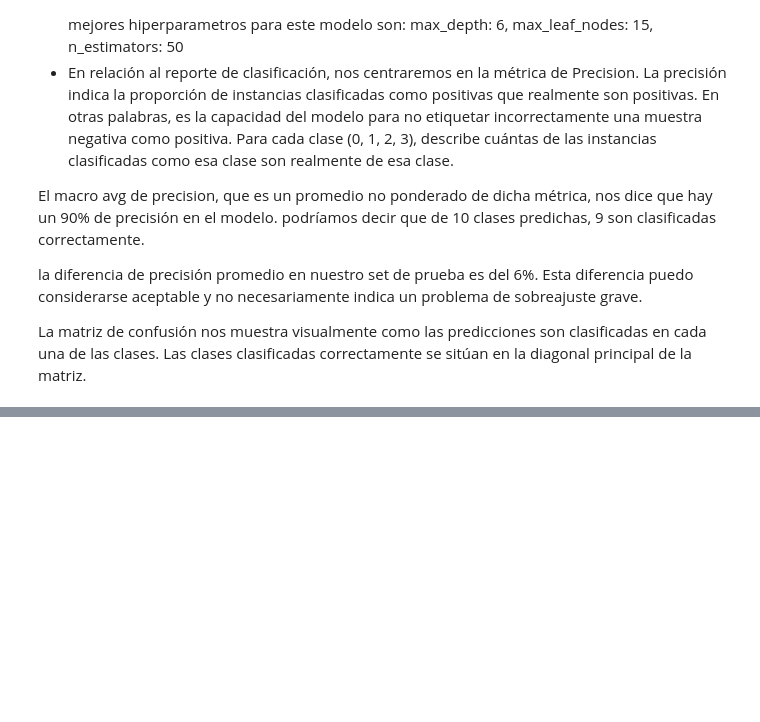
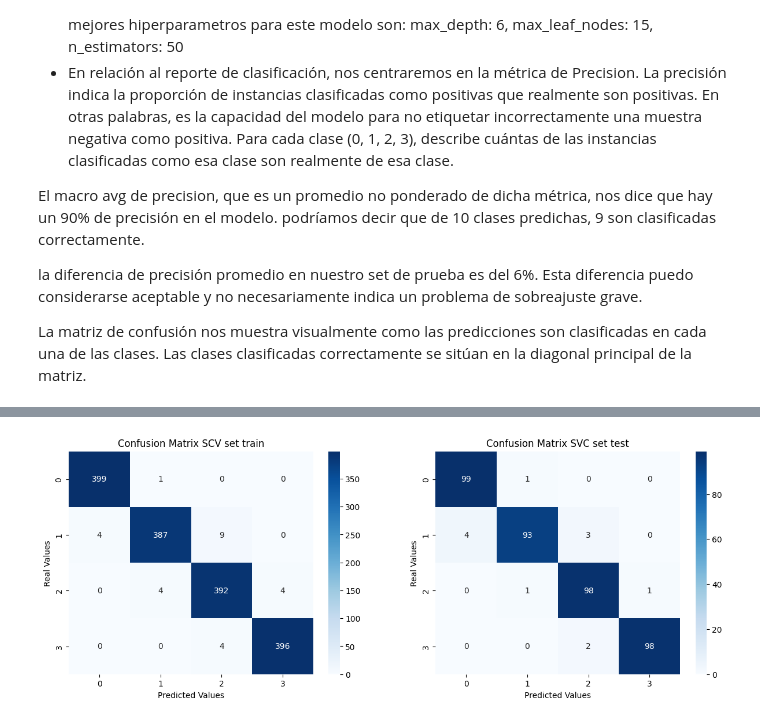
Before and after one commit to Nuria322/Prediccion_precio_telefonos, a Jupyter notebook: Precios_Telefonia/1_Datos.ipynb, the cells around one changed output, grey strips where cells are left out. Drawn from its saved outputs; the diff is of its cells as text; code cells hidden in the pictures; blank space fills up the shorter version.

```diff
--- a/Precios_Telefonia/1_Datos.ipynb
+++ b/Precios_Telefonia/1_Datos.ipynb
@@ -782,0 +828,8 @@ La matriz de confusión nos muestra visualmente como las predicciones son clasif
+# %%
+#Predecir datos con los set de entrenamiento y prueba
+
+#Prediccion con set de entrenamiento
+target_pred_svc_train = grid_search_svc.predict(set_train_feature)
+
+#Prediccion con set de prueba
+target_pred_svc_test = grid_search_svc.predict(set_test_feature)
@@ -782,0 +881,22 @@ La matriz de confusión nos muestra visualmente como las predicciones son clasif
+# %%
+#Visualizar matriz de coeficiente para los set de entrenamiento y prueba
+
+fig, axes = plt.subplots(nrows = 1, ncols = 2, figsize = (15,5))
+
+#Matriz de coeficiente con set de entrenamiento
+conf_matrix_svc_train = confusion_matrix(set_train_target, target_pred_svc_train)
+
+sns.heatmap(conf_matrix_svc_train, annot=True, cmap='Blues', fmt='g', ax = axes[0])
+axes[0].set_xlabel('Predicted Values')
+axes[0].set_ylabel('Real Values')
+axes[0].set_title('Confusion Matrix SCV set train')
+
+#Matriz de coeficiente con set de entrenamiento
+conf_matrix_svc_test = confusion_matrix(set_test_target, target_pred_svc_test)
+
+sns.heatmap(conf_matrix_svc_test, annot=True, cmap='Blues', fmt='g', ax = axes[1])
+axes[1].set_xlabel('Predicted Values')
+axes[1].set_ylabel('Real Values')
+axes[1].set_title('Confusion Matrix SVC set test');
+# %% [output]
+[figure, added]
```
Also changed, not shown: parts of 50 cells of this notebook.
